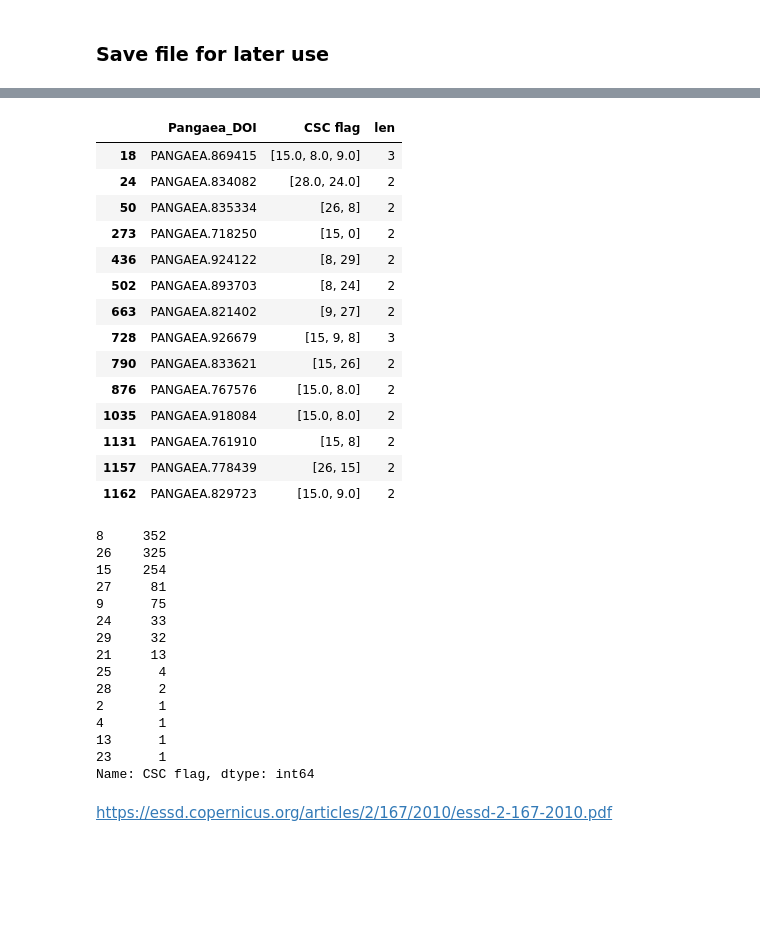
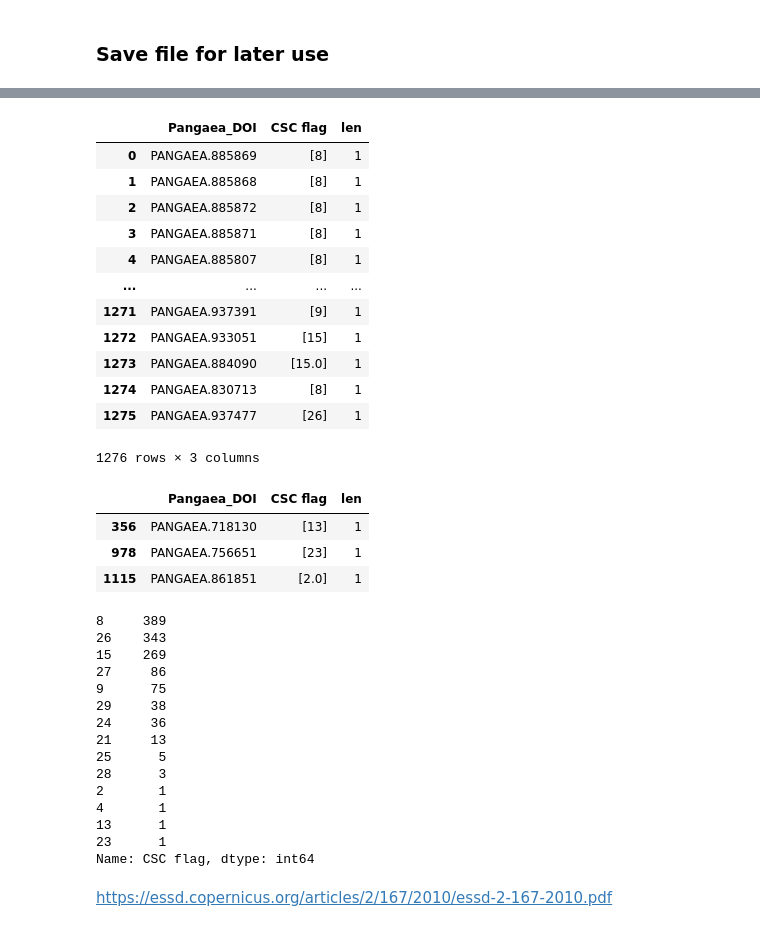
Before and after one commit to PBrockmann/PANGAEA_Scraping, a Jupyter notebook: PANGAEA_getData_ex1.py.ipynb, the cells around one changed output, grey strips where cells are left out. Drawn from its saved outputs; the diff is of its cells as text; code cells hidden in the pictures; blank space fills up the shorter version.

```diff
--- a/PANGAEA_getData_ex1.py.ipynb
+++ b/PANGAEA_getData_ex1.py.ipynb
@@ -311,27 +323,32 @@ d1.to_csv("tyty.csv", index=False, quoting=csv.QUOTE_ALL)
 import numpy as np
 from numpy import nan
 # %%
-d2 = pd.read_csv('tyty.csv')
+d2 = pd.read_csv('flags.csv')
 # %%
 d2['CSC flag'] = d2['CSC flag'].apply(lambda x: eval(x))
 # %%
-d2[d2['len'] >=2 ]
+d2[d2['len'] >=1 ]
 # %% [output]
 |  | Pangaea_DOI | CSC flag | len |
-| 18 | PANGAEA.869415 | [15.0, 8.0, 9.0] | 3 |
-| 24 | PANGAEA.834082 | [28.0, 24.0] | 2 |
-| 50 | PANGAEA.835334 | [26, 8] | 2 |
-| 273 | PANGAEA.718250 | [15, 0] | 2 |
-| 436 | PANGAEA.924122 | [8, 29] | 2 |
-| 502 | PANGAEA.893703 | [8, 24] | 2 |
-| 663 | PANGAEA.821402 | [9, 27] | 2 |
-| 728 | PANGAEA.926679 | [15, 9, 8] | 3 |
-| 790 | PANGAEA.833621 | [15, 26] | 2 |
-| 876 | PANGAEA.767576 | [15.0, 8.0] | 2 |
-| 1035 | PANGAEA.918084 | [15.0, 8.0] | 2 |
-| 1131 | PANGAEA.761910 | [15, 8] | 2 |
-| 1157 | PANGAEA.778439 | [26, 15] | 2 |
-| 1162 | PANGAEA.829723 | [15.0, 9.0] | 2 |
+| 0 | PANGAEA.885869 | [8] | 1 |
+| 1 | PANGAEA.885868 | [8] | 1 |
+| 2 | PANGAEA.885872 | [8] | 1 |
+| 3 | PANGAEA.885871 | [8] | 1 |
+| 4 | PANGAEA.885807 | [8] | 1 |
+| ... | ... | ... | ... |
+| 1271 | PANGAEA.937391 | [9] | 1 |
+| 1272 | PANGAEA.933051 | [15] | 1 |
+| 1273 | PANGAEA.884090 | [15.0] | 1 |
+| 1274 | PANGAEA.830713 | [8] | 1 |
+| 1275 | PANGAEA.937477 | [26] | 1 |
+1276 rows × 3 columns
+# %%
+d2[d2['CSC flag'].apply(lambda x: bool(set(x) & set([2,13,23])))]
+# %% [output]
+|  | Pangaea_DOI | CSC flag | len |
+| 356 | PANGAEA.718130 | [13] | 1 |
+| 978 | PANGAEA.756651 | [23] | 1 |
+| 1115 | PANGAEA.861851 | [2.0] | 1 |
 # %%
 a = d2[d2['len'] == 1]['CSC flag']
 b = a.apply(lambda x: int(x[0])).value_counts()
@@ -339,16 +356,16 @@ b.sort_index(inplace=True)
 b.sort_values(inplace=True, ascending=False)
 b
 # %% [output]
-8     352
-26    325
-15    254
-27     81
+8     389
+26    343
+15    269
+27     86
 9      75
-24     33
-29     32
+29     38
+24     36
 21     13
-25      4
-28      2
+25      5
+28      3
 2       1
 4       1
 13      1
```
Also changed, not shown: parts of 23 cells of this notebook, 2 other files.
